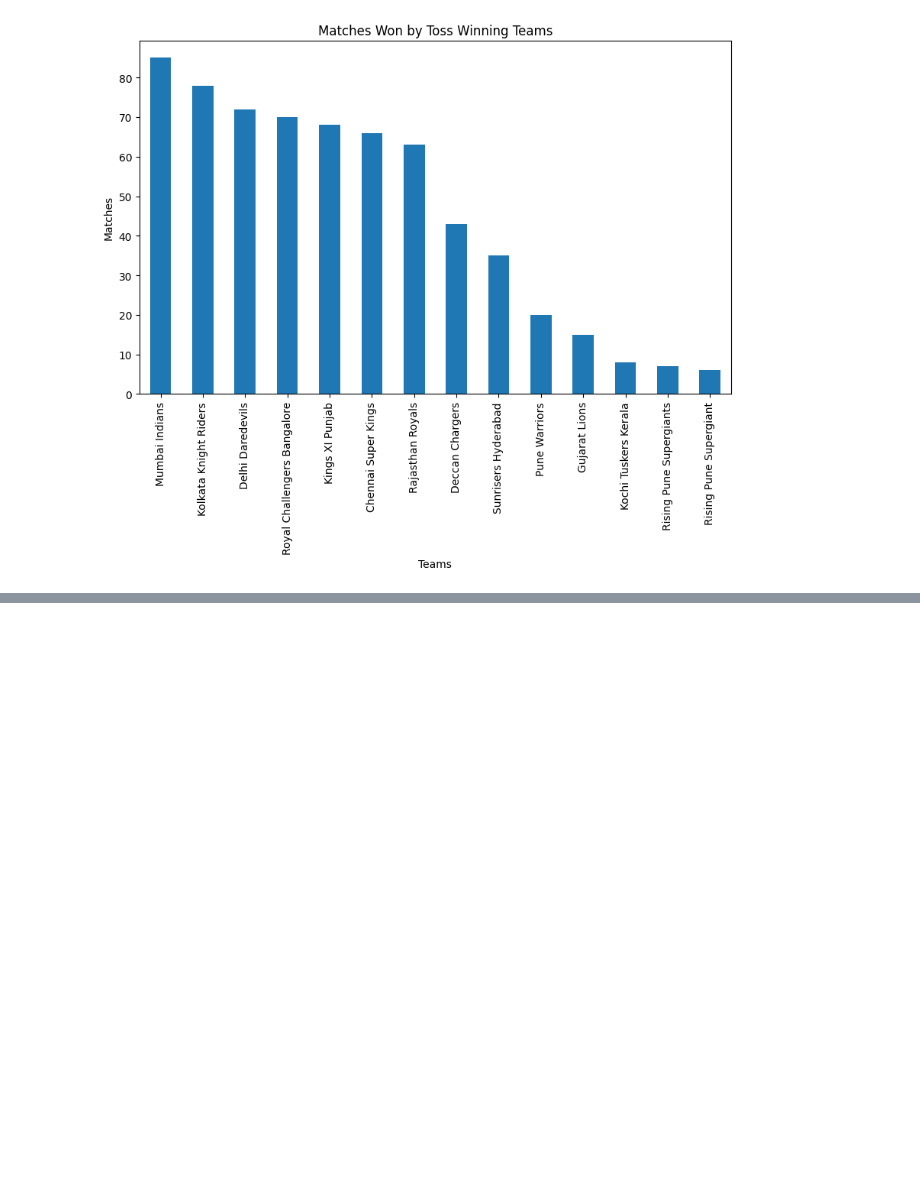
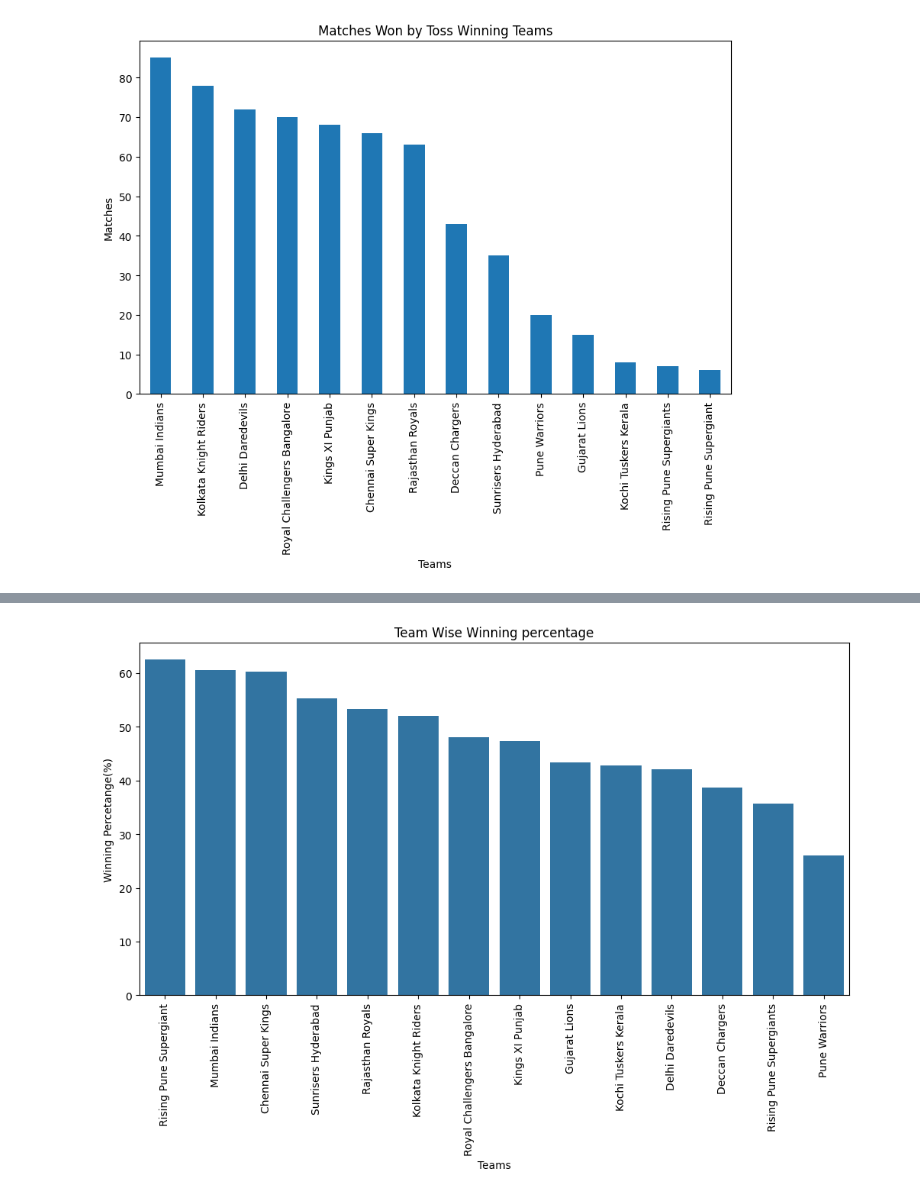
Before and after one commit to jairaj023/Internship-Practice, a Jupyter notebook: IPL.ipynb, the cells around one changed output, grey strips where cells are left out. Cells and saved outputs as stored; diff of their text form; code cells hidden in the pictures; blank space fills up the shorter version.

```diff
--- a/IPL.ipynb
+++ b/IPL.ipynb
@@ -376,0 +478,18 @@ plt.show()
+# %%
+# Team Wise Winning wins percentage
+
+wins = ipl["winner"].value_counts()
+
+played = pd.concat([ipl["team1"], ipl["team2"]]).value_counts()
+
+wins_percentages = (wins / played * 100).sort_values(ascending = False)
+
+plt.figure(figsize=(12, 6))
+sns.barplot(x=wins_percentages.index, y=wins_percentages.values)
+plt.title("Team Wise Winning percentage")
+plt.ylabel("Winning Percetange(%)")
+plt.xlabel("Teams")
+plt.xticks(rotation=90)
+plt.show()
+# %% [output]
+[figure, added]
```
Also changed, not shown: parts of 14 cells of this notebook.
